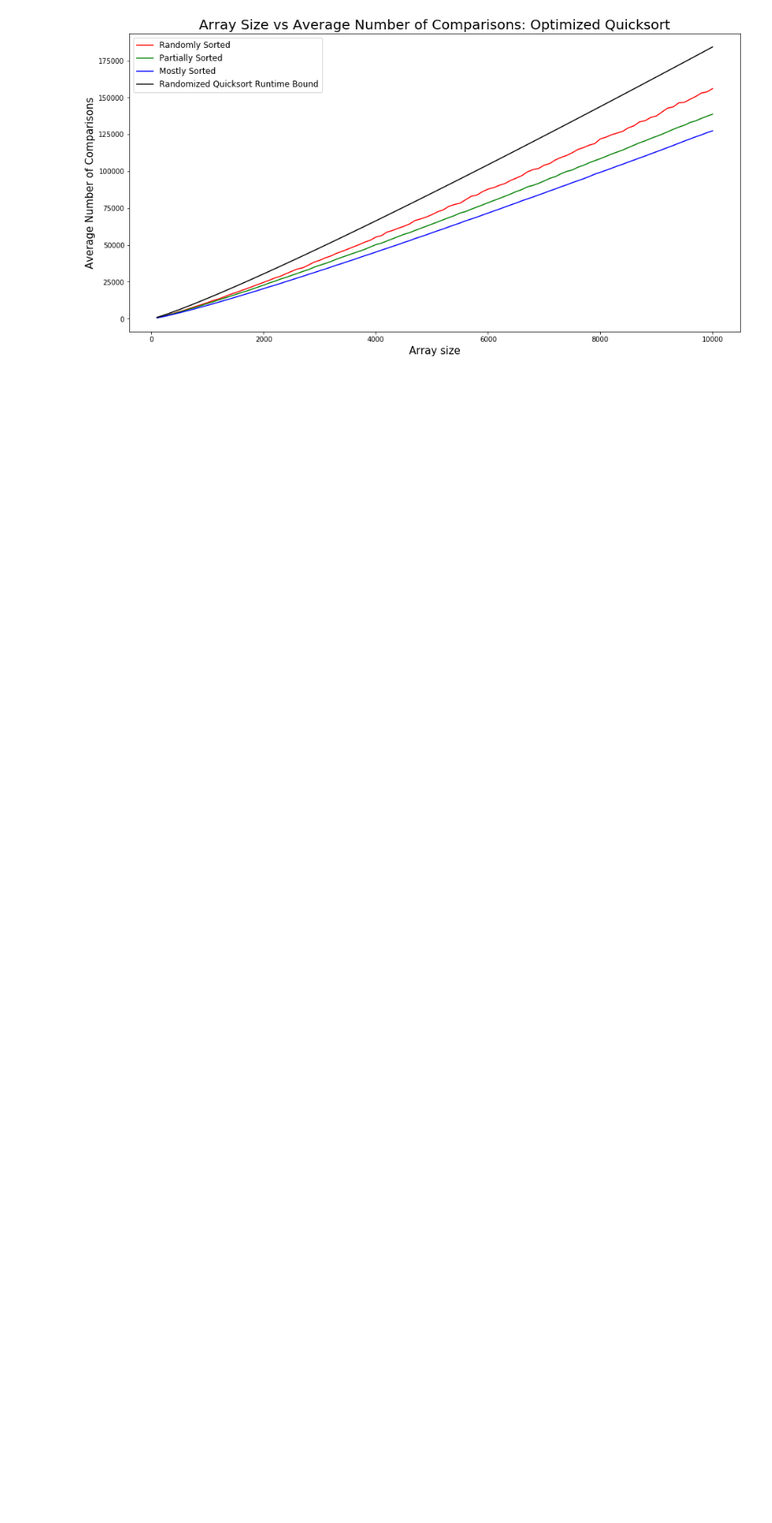
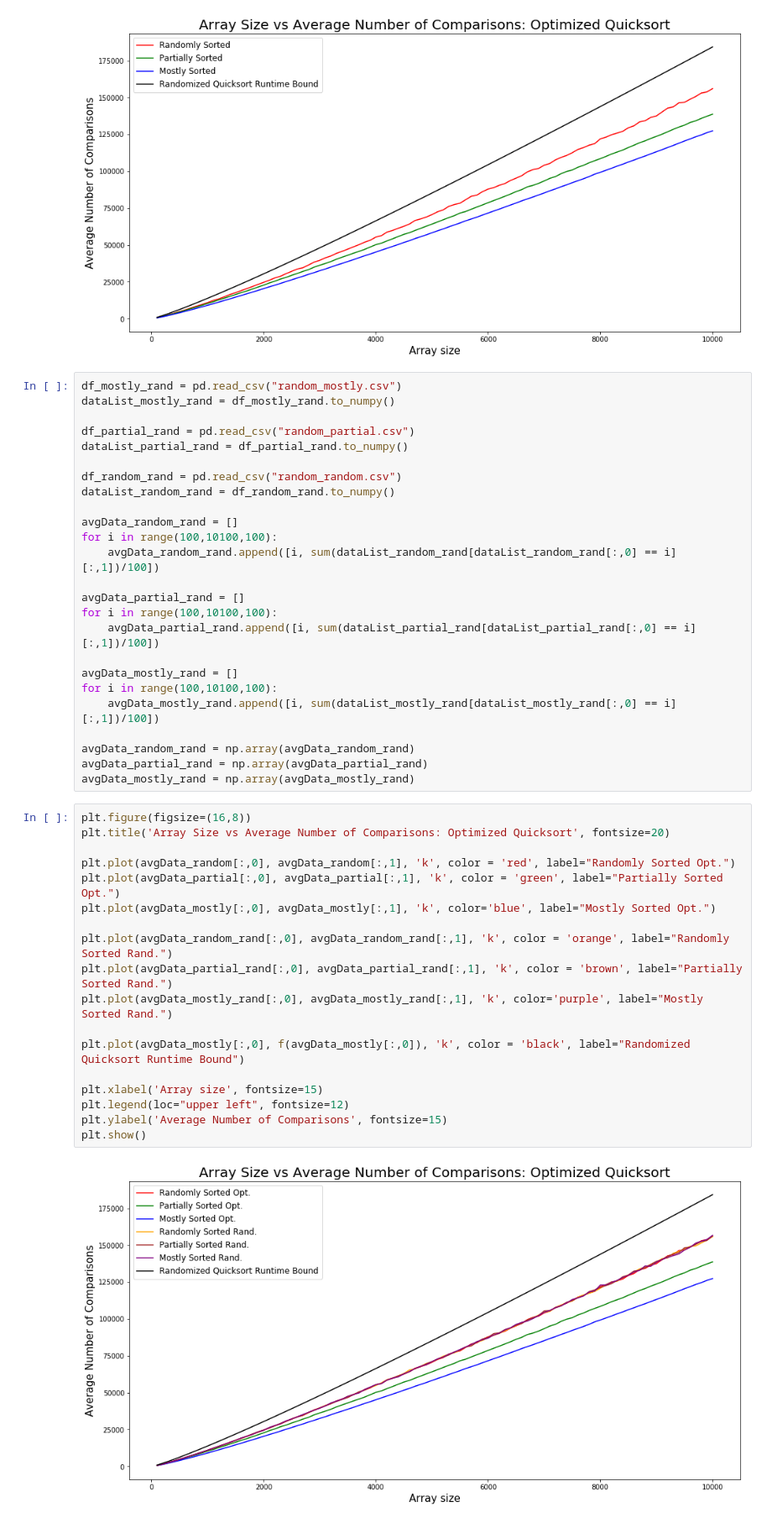
Before and after one commit to nathanielcrosby/QuickSort, a Jupyter notebook: optimized_graph.ipynb, the cells around one changed output. Shown at 84% size. Cells and saved outputs as stored; diff of their text form; blank space fills up the shorter version.

Commit message:
fixed wrong data

```diff
--- a/optimized_graph.ipynb
+++ b/optimized_graph.ipynb
@@ -156,3 +156,48 @@ plt.ylabel('Average Number of Comparisons', fontsize=15)
 plt.show()
 # %% [output]
 [figure]
+# %%
+df_mostly_rand = pd.read_csv("random_mostly.csv")
+dataList_mostly_rand = df_mostly_rand.to_numpy()
+
+df_partial_rand = pd.read_csv("random_partial.csv")
+dataList_partial_rand = df_partial_rand.to_numpy()
+
+df_random_rand = pd.read_csv("random_random.csv")
+dataList_random_rand = df_random_rand.to_numpy()
+
+avgData_random_rand = []
+for i in range(100,10100,100):
+    avgData_random_rand.append([i, sum(dataList_random_rand[dataList_random_rand[:,0] == i][:,1])/100])
+
+avgData_partial_rand = []
+for i in range(100,10100,100):
+    avgData_partial_rand.append([i, sum(dataList_partial_rand[dataList_partial_rand[:,0] == i][:,1])/100])
+
+avgData_mostly_rand = []
+for i in range(100,10100,100):
+    avgData_mostly_rand.append([i, sum(dataList_mostly_rand[dataList_mostly_rand[:,0] == i][:,1])/100])
+
+avgData_random_rand = np.array(avgData_random_rand)
+avgData_partial_rand = np.array(avgData_partial_rand)
+avgData_mostly_rand = np.array(avgData_mostly_rand)
+# %%
+plt.figure(figsize=(16,8))
+plt.title('Array Size vs Average Number of Comparisons: Optimized Quicksort', fontsize=20)
+
+plt.plot(avgData_random[:,0], avgData_random[:,1], 'k', color = 'red', label="Randomly Sorted Opt.")
+plt.plot(avgData_partial[:,0], avgData_partial[:,1], 'k', color = 'green', label="Partially Sorted Opt.")
+plt.plot(avgData_mostly[:,0], avgData_mostly[:,1], 'k', color='blue', label="Mostly Sorted Opt.")
+
+plt.plot(avgData_random_rand[:,0], avgData_random_rand[:,1], 'k', color = 'orange', label="Randomly Sorted Rand.")
+plt.plot(avgData_partial_rand[:,0], avgData_partial_rand[:,1], 'k', color = 'brown', label="Partially Sorted Rand.")
+plt.plot(avgData_mostly_rand[:,0], avgData_mostly_rand[:,1], 'k', color='purple', label="Mostly Sorted Rand.")
+
+plt.plot(avgData_mostly[:,0], f(avgData_mostly[:,0]), 'k', color = 'black', label="Randomized Quicksort Runtime Bound")
+
+plt.xlabel('Array size', fontsize=15)
+plt.legend(loc="upper left", fontsize=12)
+plt.ylabel('Average Number of Comparisons', fontsize=15)
+plt.show()
+# %% [output]
+[figure, added]
```
Also changed, not shown: 8 other files.
